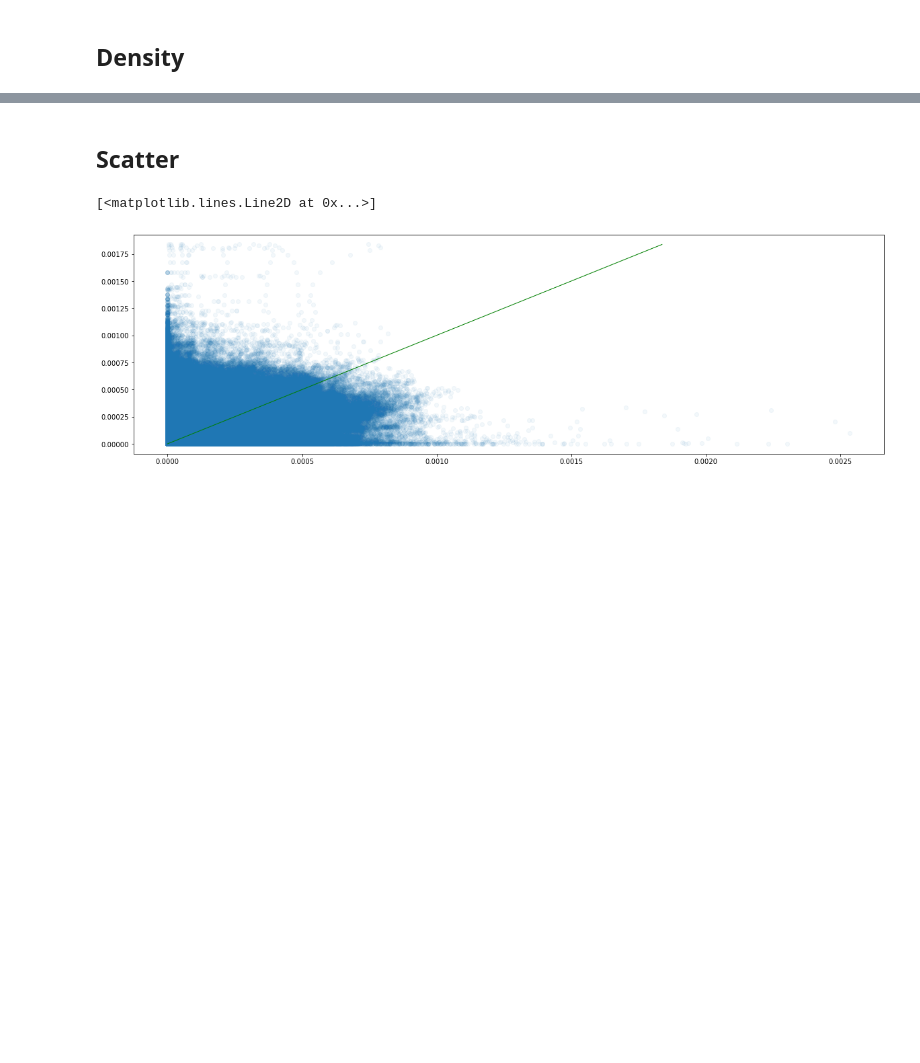
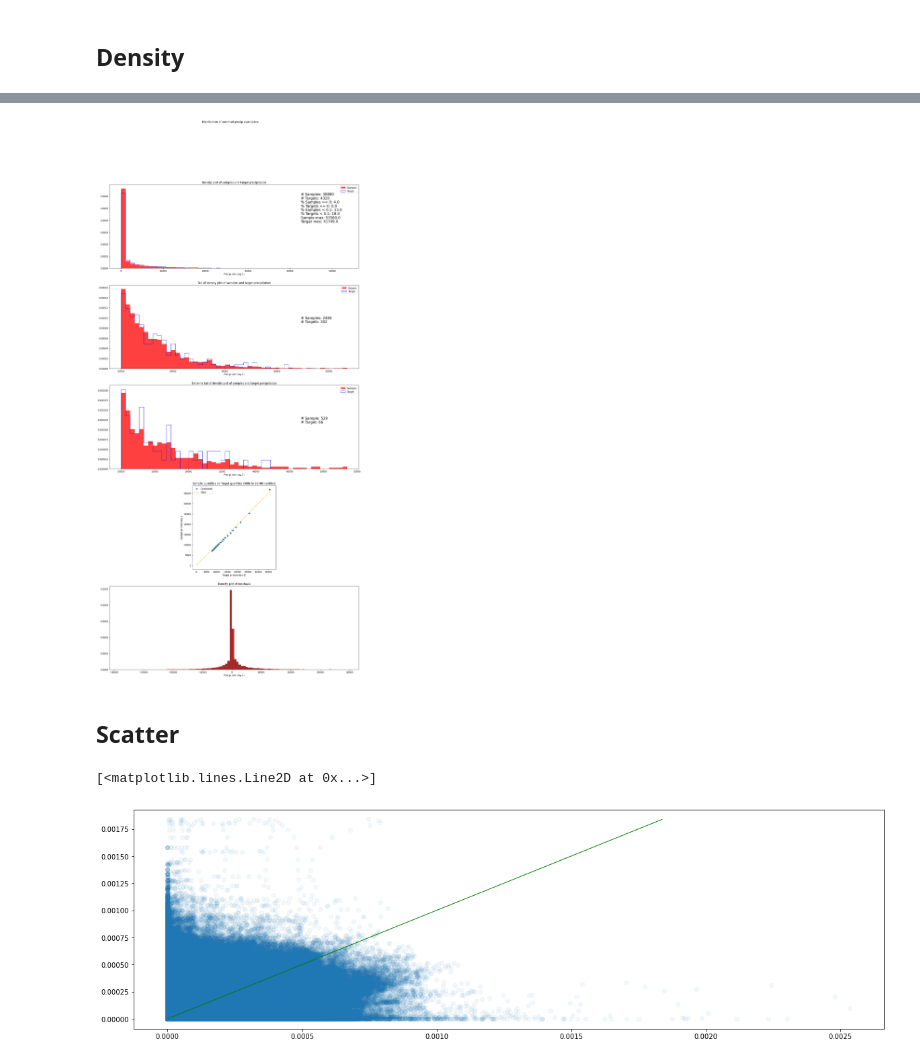
Before and after one commit to henryaddison/ml-downscaling-emulation, a Jupyter notebook: notebooks/exploration/Evaluation vorticity.ipynb, the cells around one changed output, grey strips where cells are left out. Cells and saved outputs as stored; diff of their text form; code cells hidden in the pictures; blank space fills up the shorter version.

```diff
--- a/notebooks/exploration/Evaluation vorticity.ipynb
+++ b/notebooks/exploration/Evaluation vorticity.ipynb
@@ -145,3 +226,11 @@ plt.show()
+# %%
+quantiles = np.linspace(0.9,0.999,20)
+total_target_quantiles = total_target_pr.quantile(quantiles)
+total_pred_quantiles = total_pred_pr.chunk(dict(sample_id=-1)).quantile(quantiles)
+
+distribution_figure(total_target_pr, total_pred_pr, total_target_quantiles, total_pred_quantiles, 1e4, 2e4, "Distribution of summed precip over space")
+# %% [output]
+[figure, added]
 # %% [markdown]
 ## Scatter
 # %%
```
Also changed, not shown: parts of 13 cells of this notebook.
